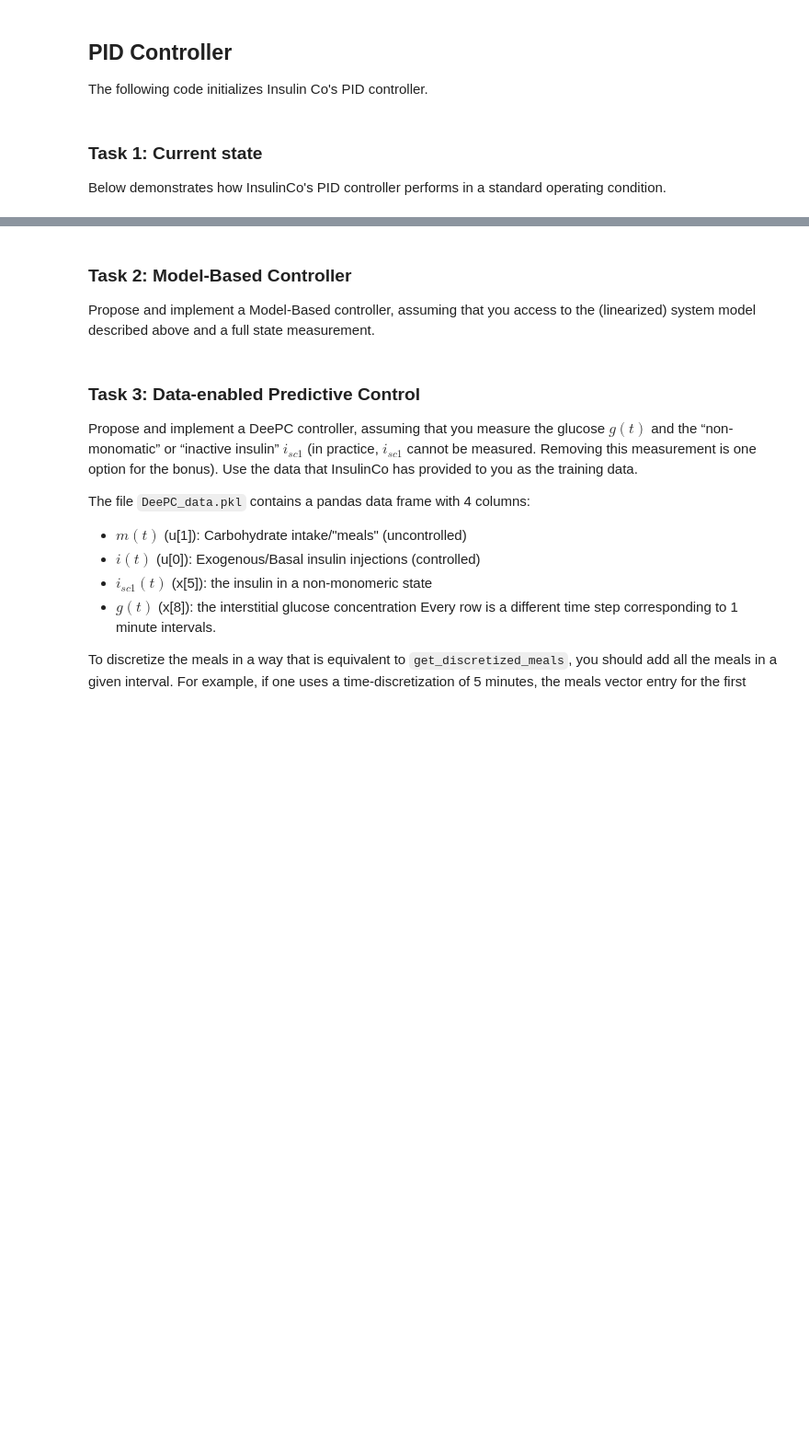
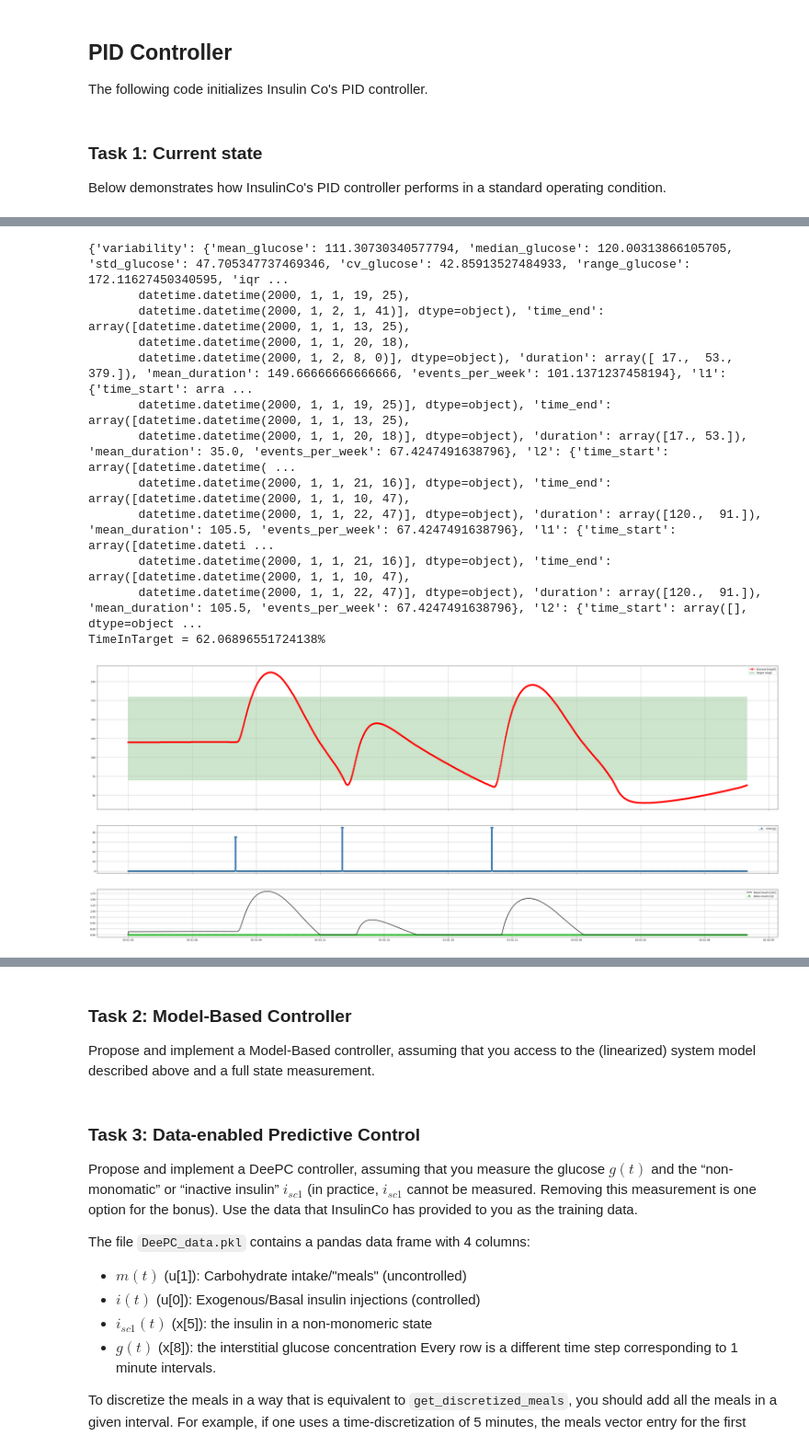
Before and after one commit to Jackmastro/MPC_DeePC_COCO, a Jupyter notebook: COCO2024project.ipynb, the cells around one changed output, grey strips where cells are left out. Shown at 92% size. Cells and saved outputs as stored; diff of their text form; code cells hidden in the pictures; blank space fills up the shorter version.

```diff
--- a/COCO2024project.ipynb
+++ b/COCO2024project.ipynb
@@ -461,2 +510,57 @@ Demonstrate a compelling failure scenario in which InsulinCo's PID controller fa
 # %%
-# Write your code here
+# Load the CSV File
+df = pd.read_csv('data/data_cho.csv')
+
+# Default meal values
+discretization_time_meal = 5 #discretization time for meals
+m_B = 35 #g of carbohydrates for breakfast
+m_L = 45 #g of carbohydrates for lunch
+m_D = 45 #g of carbohydrates for dinner
+
+# Modify the DataFrame
+df.loc[df['cho_label'] == 'B', 'cho'] = m_B / discretization_time_meal
+df.loc[df['cho_label'] == 'L', 'cho'] = m_L / discretization_time_meal
+df.loc[df['cho_label'] == 'D', 'cho'] = m_D / discretization_time_meal
+
+# Save the Modified DataFrame
+df.to_csv(os.path.join(os.path.abspath(''), 'data', 'task01_failure_mode.csv'))
+# %%
+basal_handler_params = dict()
+basal_handler_params['default_rate'] = 0.01
+
+# Get test data
+data_given = df
+
+# Instatiating PID Controller
+pid_controller = PIDController(Ki=0.0, Kd=0.005, Kp=0.0003)
+
+# Running the simulation
+glucose, i, insulin_bolus, m, time = simulate(basal_handler=pid_controller.compute_pid,
+                                              basal_handler_params=basal_handler_params,
+                                              data_given=data_given,
+                                              meal_input_modulation_factor=1)
+
+data = glucose_time_vectors_to_dataframe(glucose=glucose, t=time)
+
+agata = Agata()
+results = agata.analyze_glucose_profile(data)
+print(results)
+
+TimeInTarget = time_in_target(data)
+print('TimeInTarget = ' + str(TimeInTarget) + '%')
+
+plot_results(glucose=glucose,insulin_bolus=insulin_bolus, i=i, m=m, time=time)
+# %% [output]
+{'variability': {'mean_glucose': 111.30730340577794, 'median_glucose': 120.00313866105705, 'std_glucose': 47.705347737469346, 'cv_glucose': 42.85913527484933, 'range_glucose': 172.11627450340595, 'iqr ...
+       datetime.datetime(2000, 1, 1, 19, 25),
+       datetime.datetime(2000, 1, 2, 1, 41)], dtype=object), 'time_end': array([datetime.datetime(2000, 1, 1, 13, 25),
+       datetime.datetime(2000, 1, 1, 20, 18),
+       datetime.datetime(2000, 1, 2, 8, 0)], dtype=object), 'duration': array([ 17.,  53., 379.]), 'mean_duration': 149.66666666666666, 'events_per_week': 101.1371237458194}, 'l1': {'time_start': arra ...
+       datetime.datetime(2000, 1, 1, 19, 25)], dtype=object), 'time_end': array([datetime.datetime(2000, 1, 1, 13, 25),
+       datetime.datetime(2000, 1, 1, 20, 18)], dtype=object), 'duration': array([17., 53.]), 'mean_duration': 35.0, 'events_per_week': 67.4247491638796}, 'l2': {'time_start': array([datetime.datetime( ...
+       datetime.datetime(2000, 1, 1, 21, 16)], dtype=object), 'time_end': array([datetime.datetime(2000, 1, 1, 10, 47),
+       datetime.datetime(2000, 1, 1, 22, 47)], dtype=object), 'duration': array([120.,  91.]), 'mean_duration': 105.5, 'events_per_week': 67.4247491638796}, 'l1': {'time_start': array([datetime.dateti ...
+       datetime.datetime(2000, 1, 1, 21, 16)], dtype=object), 'time_end': array([datetime.datetime(2000, 1, 1, 10, 47),
+       datetime.datetime(2000, 1, 1, 22, 47)], dtype=object), 'duration': array([120.,  91.]), 'mean_duration': 105.5, 'events_per_week': 67.4247491638796}, 'l2': {'time_start': array([], dtype=object ...
+TimeInTarget = 62.06896551724138%
+[figure, added]
```
Also changed, not shown: parts of 10 cells of this notebook, 2 other files.
